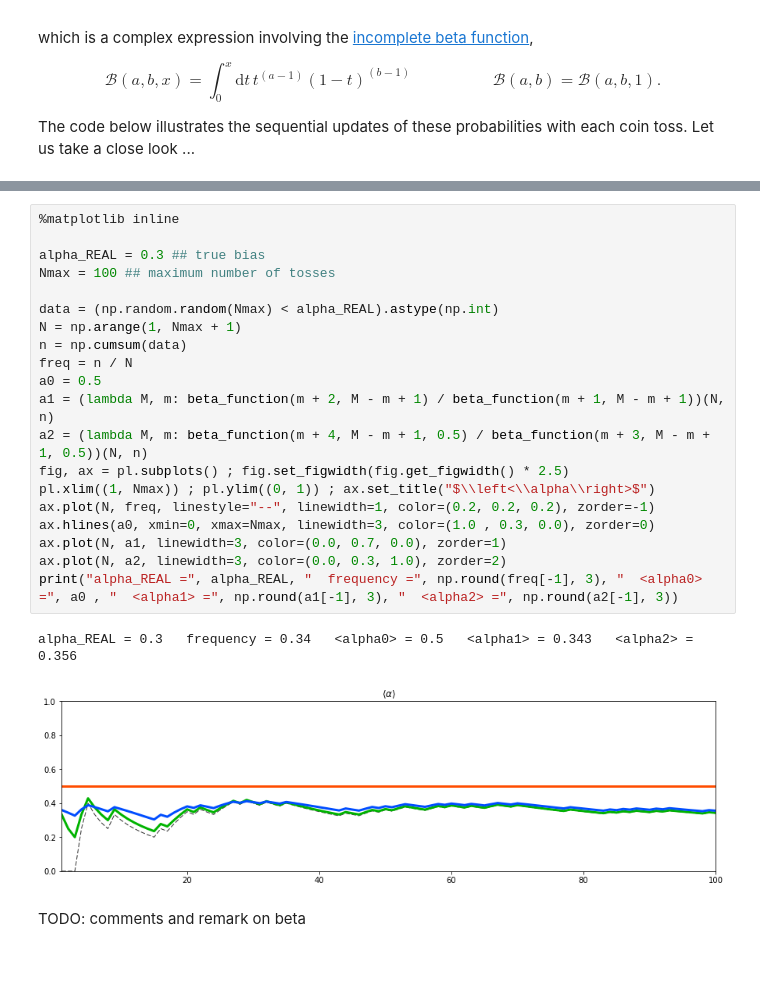
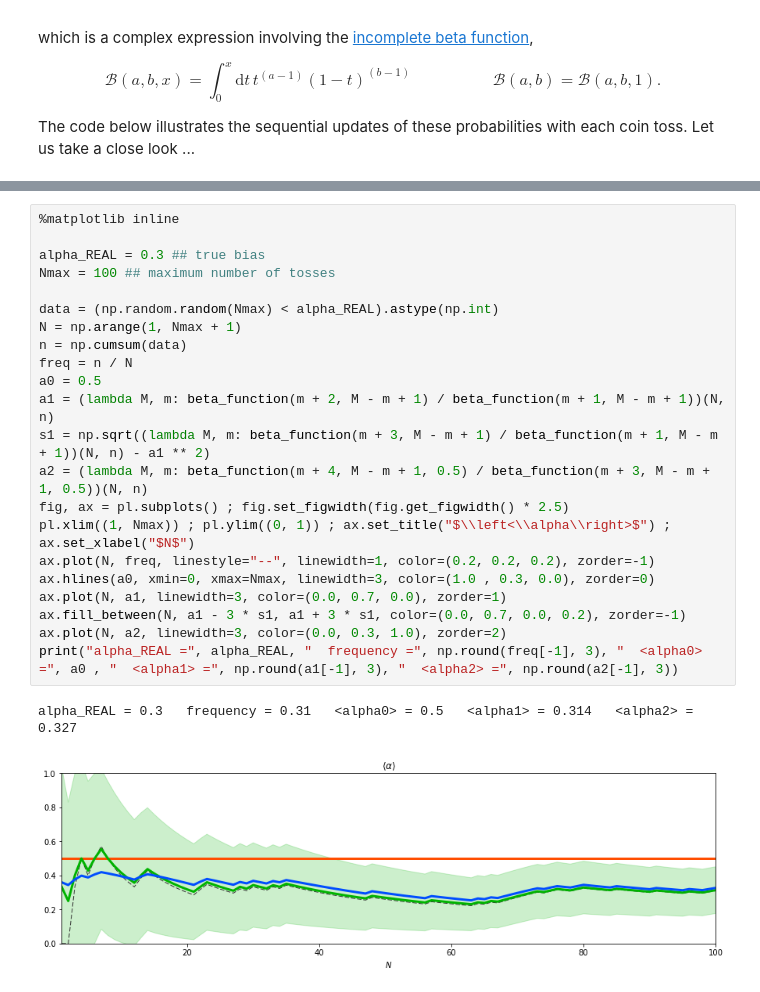
Before and after one commit to mselig/edu, a Jupyter notebook: coin_tossing/coin_tossing.ipynb, the cells around one changed output, grey strips where cells are left out. Saved outputs shown, nothing was run; the diff lists cells and outputs as text; blank space fills up the shorter version.

```diff
--- a/coin_tossing/coin_tossing.ipynb
+++ b/coin_tossing/coin_tossing.ipynb
@@ -242,25 +255,25 @@ $$
 # %%
 %matplotlib inline
 
 alpha_REAL = 0.3 ## true bias
 Nmax = 100 ## maximum number of tosses
 
 data = (np.random.random(Nmax) < alpha_REAL).astype(np.int)
 N = np.arange(1, Nmax + 1)
 n = np.cumsum(data)
 freq = n / N
 a0 = 0.5
 a1 = (lambda M, m: beta_function(m + 2, M - m + 1) / beta_function(m + 1, M - m + 1))(N, n)
+s1 = np.sqrt((lambda M, m: beta_function(m + 3, M - m + 1) / beta_function(m + 1, M - m + 1))(N, n) - a1 ** 2)
 a2 = (lambda M, m: beta_function(m + 4, M - m + 1, 0.5) / beta_function(m + 3, M - m + 1, 0.5))(N, n)
 fig, ax = pl.subplots() ; fig.set_figwidth(fig.get_figwidth() * 2.5)
-pl.xlim((1, Nmax)) ; pl.ylim((0, 1)) ; ax.set_title("$\\left<\\alpha\\right>$")
+pl.xlim((1, Nmax)) ; pl.ylim((0, 1)) ; ax.set_title("$\\left<\\alpha\\right>$") ; ax.set_xlabel("$N$")
 ax.plot(N, freq, linestyle="--", linewidth=1, color=(0.2, 0.2, 0.2), zorder=-1)
 ax.hlines(a0, xmin=0, xmax=Nmax, linewidth=3, color=(1.0 , 0.3, 0.0), zorder=0)
 ax.plot(N, a1, linewidth=3, color=(0.0, 0.7, 0.0), zorder=1)
+ax.fill_between(N, a1 - 3 * s1, a1 + 3 * s1, color=(0.0, 0.7, 0.0, 0.2), zorder=-1)
 ax.plot(N, a2, linewidth=3, color=(0.0, 0.3, 1.0), zorder=2)
 print("alpha_REAL =", alpha_REAL, "  frequency =", np.round(freq[-1], 3), "  <alpha0> =", a0 , "  <alpha1> =", np.round(a1[-1], 3), "  <alpha2> =", np.round(a2[-1], 3))
 # %% [output]
-alpha_REAL = 0.3   frequency = 0.34   <alpha0> = 0.5   <alpha1> = 0.343   <alpha2> = 0.356
+alpha_REAL = 0.3   frequency = 0.31   <alpha0> = 0.5   <alpha1> = 0.314   <alpha2> = 0.327
-[figure, old version]
+[figure, new version]
-# %% [markdown]
-TODO: comments and remark on beta
```
Also changed, not shown: parts of 10 cells of this notebook.
